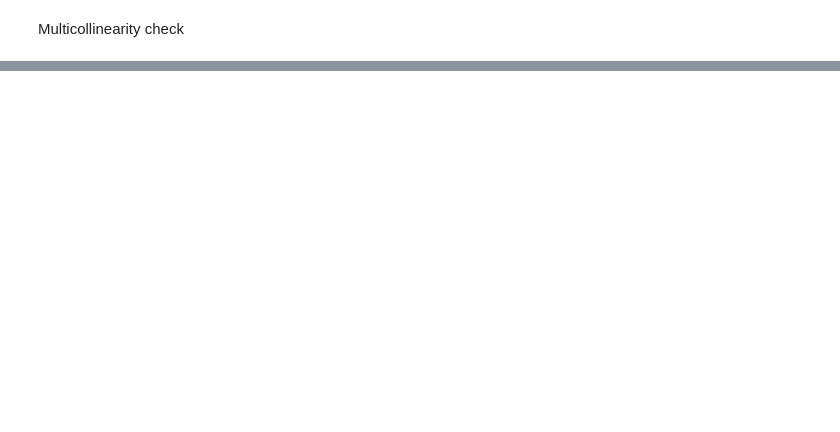
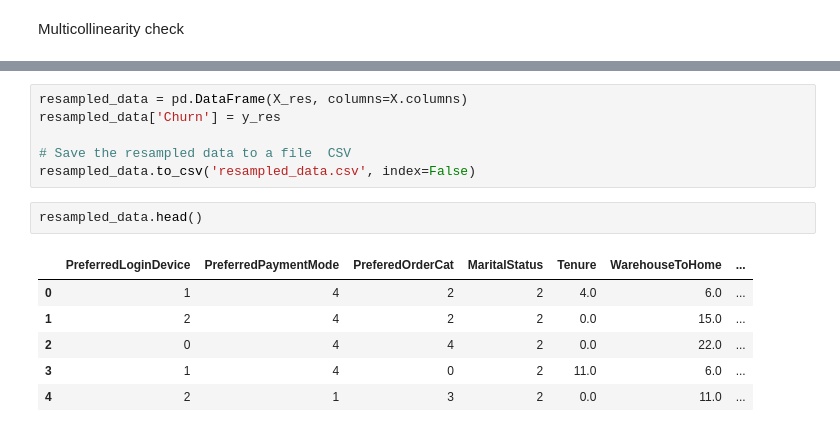
Before and after one commit to Muhammad-Hamza-Khan-03/Ecommerce-Company-Customer-Churn-Predicton, a Jupyter notebook: Processing.ipynb, the cells around one changed output, grey strips where cells are left out. Saved outputs shown, nothing was run; the diff lists cells and outputs as text; blank space fills up the shorter version.

```diff
--- a/Processing.ipynb
+++ b/Processing.ipynb
@@ -210,0 +248,15 @@ plt.clf()
+# %%
+resampled_data = pd.DataFrame(X_res, columns=X.columns)
+resampled_data['Churn'] = y_res
+
+# Save the resampled data to a file  CSV
+resampled_data.to_csv('resampled_data.csv', index=False)
+# %%
+resampled_data.head()
+# %% [output]
+|  | PreferredLoginDevice | PreferredPaymentMode | PreferedOrderCat | MaritalStatus | Tenure | WarehouseToHome | ... |
+| 0 | 1 | 4 | 2 | 2 | 4.0 | 6.0 | ... |
+| 1 | 2 | 4 | 2 | 2 | 0.0 | 15.0 | ... |
+| 2 | 0 | 4 | 4 | 2 | 0.0 | 22.0 | ... |
+| 3 | 1 | 4 | 0 | 2 | 11.0 | 6.0 | ... |
+| 4 | 2 | 1 | 3 | 2 | 0.0 | 11.0 | ... |
```
Also changed, not shown: parts of 14 cells of this notebook, 2 other files.
